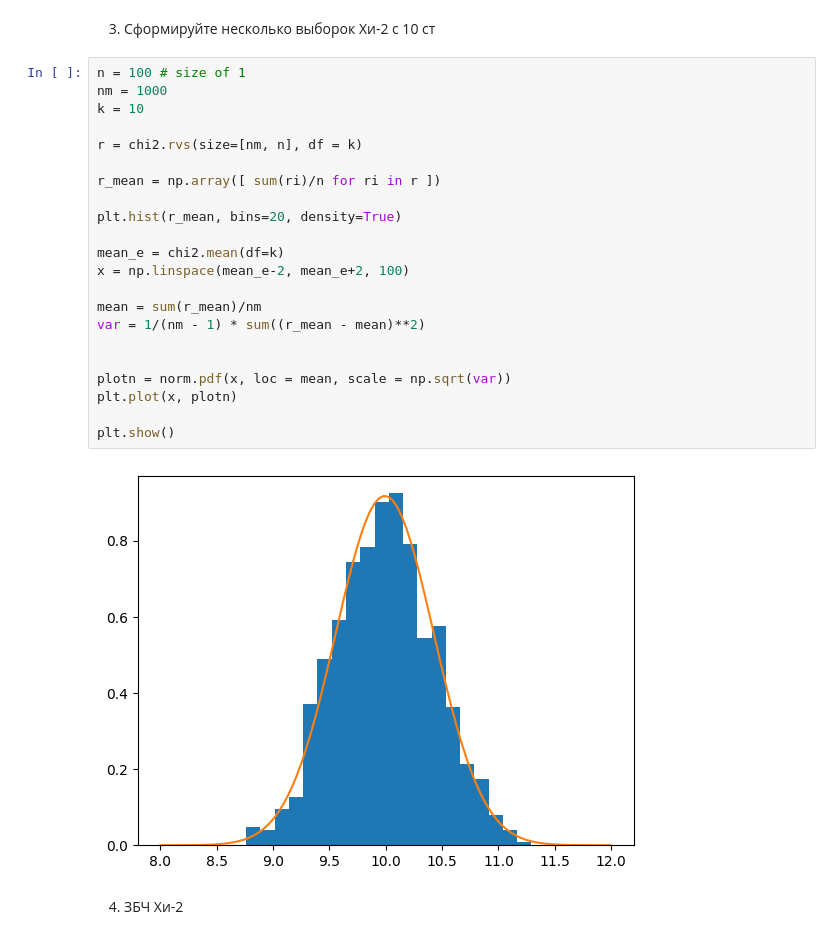
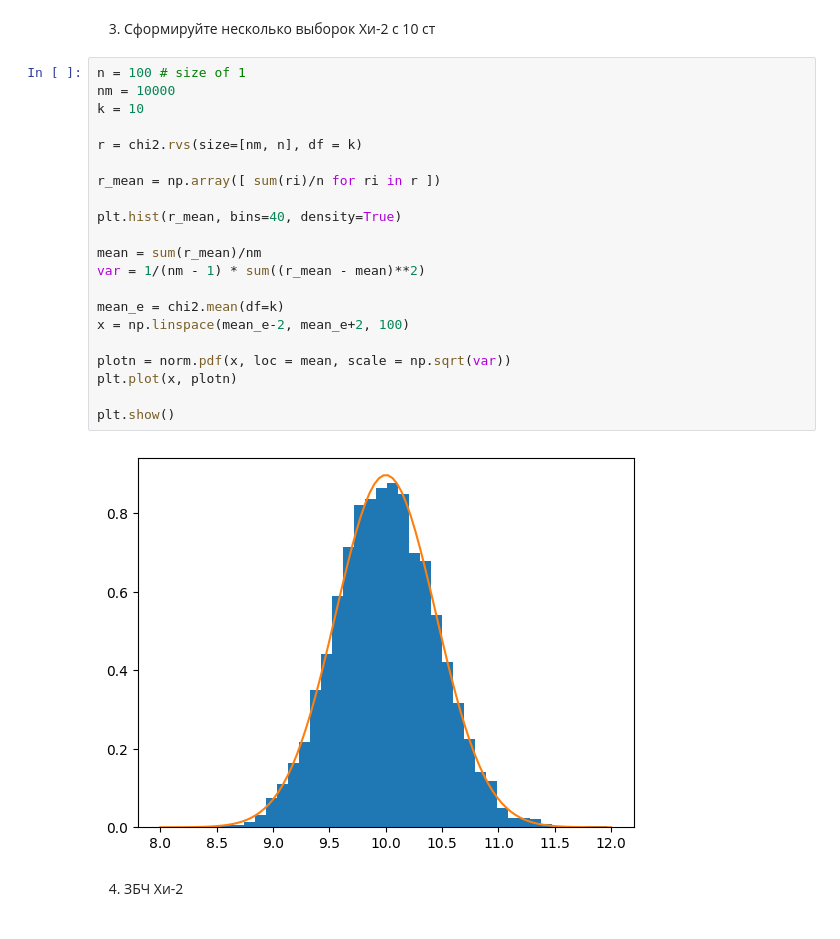
Before and after one commit to Dezzelshipc/CompMath, a Jupyter notebook: sem6-statistics/2.ipynb, the cells around one changed output. Drawn from its saved outputs; the diff is of its cells as text.

```diff
--- a/sem6-statistics/2.ipynb
+++ b/sem6-statistics/2.ipynb
@@ -69,28 +67,27 @@ var 25.0; 23.78090167558231
 3. Сформируйте несколько выборок Хи-2 с 10 ст
 # %%
 n = 100 # size of 1
-nm = 1000
+nm = 10000
 k = 10
 
 r = chi2.rvs(size=[nm, n], df = k)
 
 r_mean = np.array([ sum(ri)/n for ri in r ])
 
-plt.hist(r_mean, bins=20, density=True)
-
-mean_e = chi2.mean(df=k)
-x = np.linspace(mean_e-2, mean_e+2, 100)
+plt.hist(r_mean, bins=40, density=True)
 
 mean = sum(r_mean)/nm
 var = 1/(nm - 1) * sum((r_mean - mean)**2)
 
+mean_e = chi2.mean(df=k)
+x = np.linspace(mean_e-2, mean_e+2, 100)
 
 plotn = norm.pdf(x, loc = mean, scale = np.sqrt(var))
 plt.plot(x, plotn)
 
 plt.show()
 # %% [output]
-[figure, old version]
+[figure, new version]
 # %% [markdown]
 4. ЗБЧ Хи-2
 # %%
```
Also changed, not shown: parts of 5 cells of this notebook, 5 other files.
